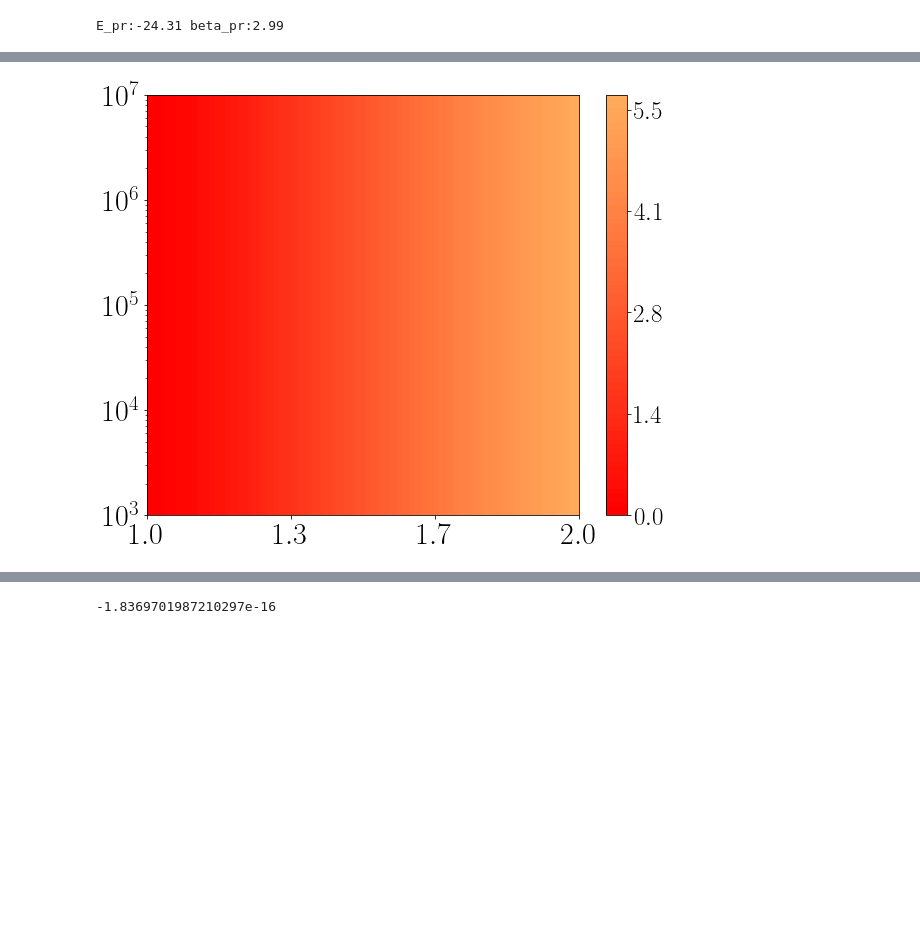
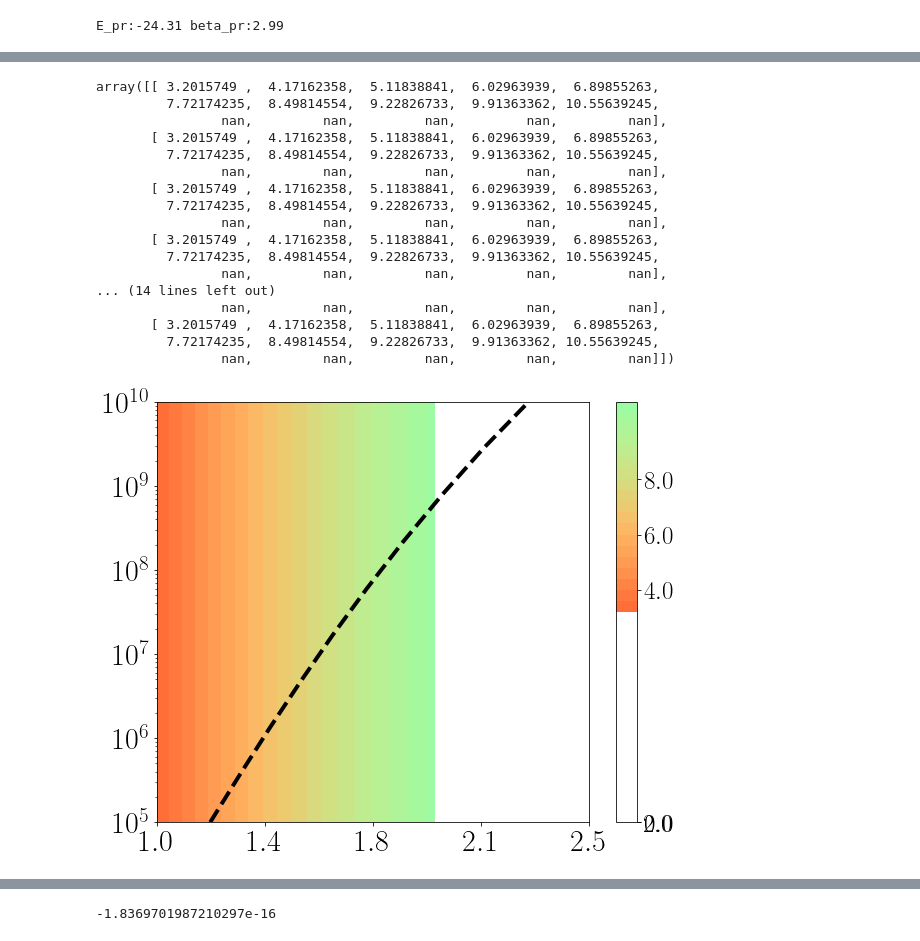
Before and after one commit to rmorantovar/Immune_System, a Jupyter notebook: Jupyter_Notebooks/7_Recognition.ipynb, the cells around one changed output, grey strips where cells are left out. Drawn from its saved outputs; the diff is of its cells as text; code cells hidden in the pictures; blank space fills up the shorter version.

```diff
--- a/Jupyter_Notebooks/7_Recognition.ipynb
+++ b/Jupyter_Notebooks/7_Recognition.ipynb
@@ -94,7 +94,7 @@ if(Matrix == 'MJ2'):
 
 colors = ['tab:blue','tab:red']
 N_ens = 500
-N_rs = np.logspace(3, 7, 10)
+N_rs = np.logspace(5, 10, 10)
 T0 = 0
 Tf = 7.9
 dT = .01
@@ -104,7 +104,7 @@ time_bins = time[::5]
 lambda_A = 6 #days^-1
 k_pr = .1 # hour^-1
 k_pr = k_pr*24 #days^-1
-qs = np.linspace(1, 2, 12)
+qs = np.linspace(1, 2.5, 15)
 lambda_B = 1*lambda_A
 k_on = 1e6*24*3600; #(M*days)^-1
 N_c = 1e4
@@ -157,18 +157,21 @@ fig_f, ax_f = plt.subplots(figsize=(10,8), gridspec_kw={'left':0.18, 'right':.93
 fig_act1, ax_act1 = plt.subplots(figsize=(10,8), gridspec_kw={'left':0.18, 'right':.93, 'bottom':.15})
 fig_act2, ax_act2 = plt.subplots(figsize=(10,8), gridspec_kw={'left':0.18, 'right':.93, 'bottom':.15})
 
+qs_opt = np.ones_like(N_rs)
+
 for i_N_r, N_r in enumerate(N_rs):
     beta_r = lambdas[:-1][np.cumsum(Q0*dE)<(1/N_r)][-1]
     E_r = Es[:-1][np.cumsum(Q0*dE)<(1/(N_r))][-1]
     Es_r[i_N_r] = E_r
     betas_r[i_N_r] = beta_r
+    qs_opt[i_N_r] = beta_r
     for i_q, q in enumerate(qs):
         beta_q = lambdas[lambdas>q][-1]
         E_q = Es[lambdas>q][-1]
         Es_q[i_q] = E_q
         betas_q[i_q] = beta_q
 
-        u_on_f, p_a, R_f, QR_f = calculate_QR(Q0, k_on, k_pr, np.exp(lambda_A*Tf)/N_A, Es, q, lambda_A, N_c, dE)
+        u_on_f, p_a, R_f, QR_f = calculate_QR(Q0, k_on, k_pr, np.exp(lambda_A*6.0)/N_A, Es, q, lambda_A, N_c, dE)
         D_KL_f = np.sum(dE*(QR_f/np.sum(QR_f*dE))*(np.log((QR_f/np.sum(QR_f*dE)))-np.log(Q0)))
 
         m_bar = np.array([N_r*(np.sum((1-np.exp(-(np.exp(lambda_A*t)/N_A)*k_on*p_a*N_c/lambda_A))*Q0*dE)) for t in time])
@@ -189,7 +192,7 @@ for i_N_r, N_r in enumerate(N_rs):
         betas_act[i_N_r, i_q] = np.min([beta_r, beta_q])
 
         E_peak = np.max([E_t(t_act_theory, q), E_q])
-        E_peak_f = np.max([E_t(Tf, q), E_q])
+        E_peak_f = np.max([E_t(6.0, q), E_q])
 
         if((i_N_r==0) and (i_q%3==2)):
             plot_f = ax_f.plot(Ks, N_r*QR_f, label = '%.1f'%q)
@@ -295,16 +308,21 @@ for i, q in enumerate(qs[::3]):
 
     delta_t_q = (Es_q[::3][i]+24.31)*q/lambda_A
     t_q = t_prime + delta_t_q
-    time1 = np.linspace(0, t_q, 100)
-    time2 = np.linspace(t_q, 8, 100)
+    time1 = np.linspace(0, t_prime, 100)
+    time2 = np.linspace(t_prime, t_q, 100)
+    time3 = np.linspace(t_q, 8, 100)
 
+    plot1 = ax.plot(time1, np.exp(np.ones_like(time1)*Es_q[::3][i]), linewidth = 2)#, color = colors_q[i])
+    ax.plot(time2, np.exp(np.ones_like(time2)*Es_q[::3][i]), linewidth = 2, color = plot1[0].get_color())#, color = colors_q[i])
     deltaE = E_t(time2, q) - Es_q[::3][i]
-    plot1 = ax.plot(time1, np.exp(np.ones_like(time1)*Es_q[::3][i]), linewidth = 2)#, color = colors_q[i])
-    ax.plot(time2, np.exp(Es_q[::3][i]+deltaE), label = '%.1f'%q, linewidth = 2, color = plot1[0].get_color())#, color = colors_q[i])
-    ax.vlines(times_act[:,::3][-1, i], np.exp(-24), ax.get_ylim()[1], color = plot1[0].get_color(), linestyle = '--')
+    ax.plot(time2, np.exp(Es_q[::3][i]+deltaE), label = '%.1f'%q, linewidth = 2, color = plot1[0].get_color(), alpha = .3, linestyle = ':')#, color = colors_q[i])
+    deltaE = E_t(time3, q) - Es_q[::3][i]
+    ax.plot(time3, np.exp(Es_q[::3][i]+deltaE), label = '%.1f'%q, linewidth = 2, color = plot1[0].get_color())#, color = colors_q[i])
+    ax.vlines(times_act[:,::3][-1, i], np.exp(-24), ax.get_ylim()[1], color = plot1[0].get_color(), linestyle = '--', alpha = .8)
+
     ax.hlines(np.exp(Es_act[:,::3][-1, i]), 0, 8, color = plot1[0].get_color(), linestyle = '--')
 
-ax.hlines(np.exp(Es_r[-1]), time1[0], time2[-1], color = 'black', linestyle = '--', linewidth = 2)
+ax.hlines([np.exp(E_pr), np.exp(Es_r[-1])], time1[0], time3[-1], color = ['black', 'gray'], linestyle = '--', linewidth = 2)
 #ax.legend(fontsize = 22, title = r'$q$', title_fontsize = 24)
 my_plot_layout(ax=ax, xlabel = r'time, $t$', ylabel = r'$E_{peak}$', yscale = 'log')
 ax.set_ylim(top = np.exp(-5))
@@ -366,20 +389,39 @@ FIG.savefig('../Figures/7_Recognition/activation_temperature.pdf')
 # %%
 FIG, AX = plt.subplots(figsize=(10,8), gridspec_kw={'left':0.18, 'right':.93, 'bottom':.15})
-cs = AX.contourf(X, Y, Ds_KL_f, levels = 100, cmap =plt.cm.rainbow_r, vmin = 0, vmax = 24)
+cs = AX.contourf(X, Y, Ds_KL_f, levels = 20, cmap =plt.cm.rainbow_r, vmin = 0, vmax = 24)
 #cs2 = AX.contour(cs, levels=1/np.arange(1, 5), linestyles = '--', linewidths = 4, colors = 'k')
 #cs2 = AX.contour(cs, levels=1/betas_r[::5], linestyles = ':', linewidths = 4)
 cbar = plt.colorbar(cs)
 #cbar.set_label(r'$\log(D_{KL})$', fontsize = 31)
-cbar.set_ticks(np.linspace(0, 5.5, 5))#
-cbar.set_ticklabels([r'$%.1f$'%(i) for i in np.linspace(0, 5.5, 5)])
+cbar.set_ticks(np.linspace(0, 8, 5))#
+cbar.set_ticklabels([r'$%.1f$'%(i) for i in np.linspace(0, 8, 5)])
 cbar.ax.tick_params(labelsize = 25)
-
 #cbar.add_lines(cs2)
+AX.plot(qs_opt, N_rs, color = 'black', linewidth = 4, linestyle = 'dashed')
+AX.set_xlim(left = 1, right = 2.5)
 my_plot_layout(ax=AX, yscale = 'log', ticks_labelsize = 30)
-AX.set_xticks(np.linspace(1, 2, 4))#
-AX.set_xticklabels([r'$%.1f$'%(i) for i in np.linspace(1, 2, 4)])
+AX.set_xticks(np.linspace(1, 2.5, 5))#
+AX.set_xticklabels([r'$%.1f$'%(i) for i in np.linspace(1, 2.5, 5)])
 FIG.savefig('../Figures/7_Recognition/D_KL_f.pdf')
+Ds_KL_f
 # %% [output]
+array([[ 3.2015749 ,  4.17162358,  5.11838841,  6.02963939,  6.89855263,
+         7.72174235,  8.49814554,  9.22826733,  9.91363362, 10.55639245,
+                nan,         nan,         nan,         nan,         nan],
+       [ 3.2015749 ,  4.17162358,  5.11838841,  6.02963939,  6.89855263,
+         7.72174235,  8.49814554,  9.22826733,  9.91363362, 10.55639245,
+                nan,         nan,         nan,         nan,         nan],
+       [ 3.2015749 ,  4.17162358,  5.11838841,  6.02963939,  6.89855263,
+         7.72174235,  8.49814554,  9.22826733,  9.91363362, 10.55639245,
+                nan,         nan,         nan,         nan,         nan],
+       [ 3.2015749 ,  4.17162358,  5.11838841,  6.02963939,  6.89855263,
+         7.72174235,  8.49814554,  9.22826733,  9.91363362, 10.55639245,
+                nan,         nan,         nan,         nan,         nan],
+... (14 lines left out)
+                nan,         nan,         nan,         nan,         nan],
+       [ 3.2015749 ,  4.17162358,  5.11838841,  6.02963939,  6.89855263,
+         7.72174235,  8.49814554,  9.22826733,  9.91363362, 10.55639245,
+                nan,         nan,         nan,         nan,         nan]])
-[figure, old version]
+[figure, new version]
 # %%
 FIG, AX = plt.subplots(figsize=(10,8), gridspec_kw={'left':0.18, 'right':.93, 'bottom':.15})
```
Also changed, not shown: parts of 8 cells of this notebook, 51 other files.
